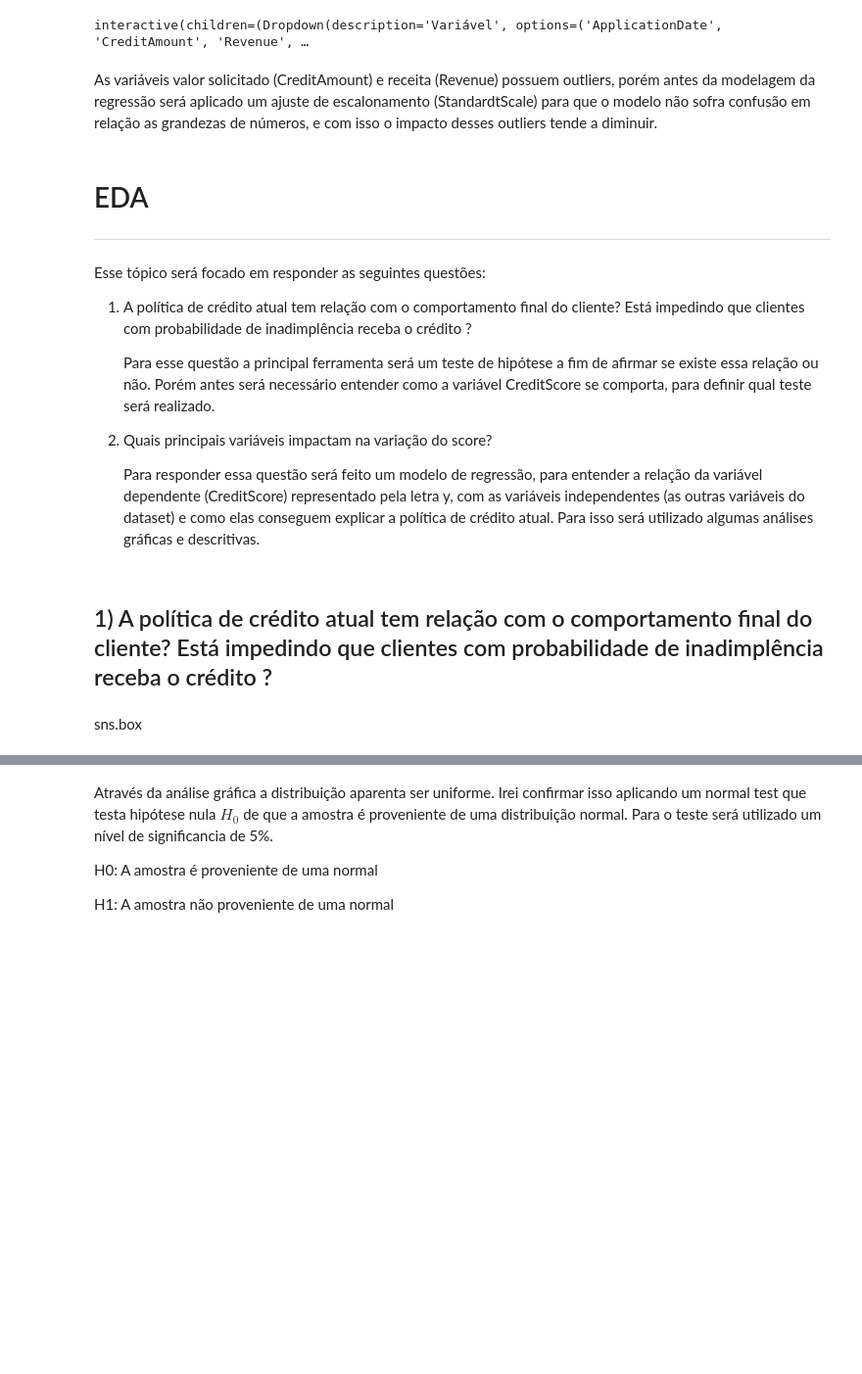
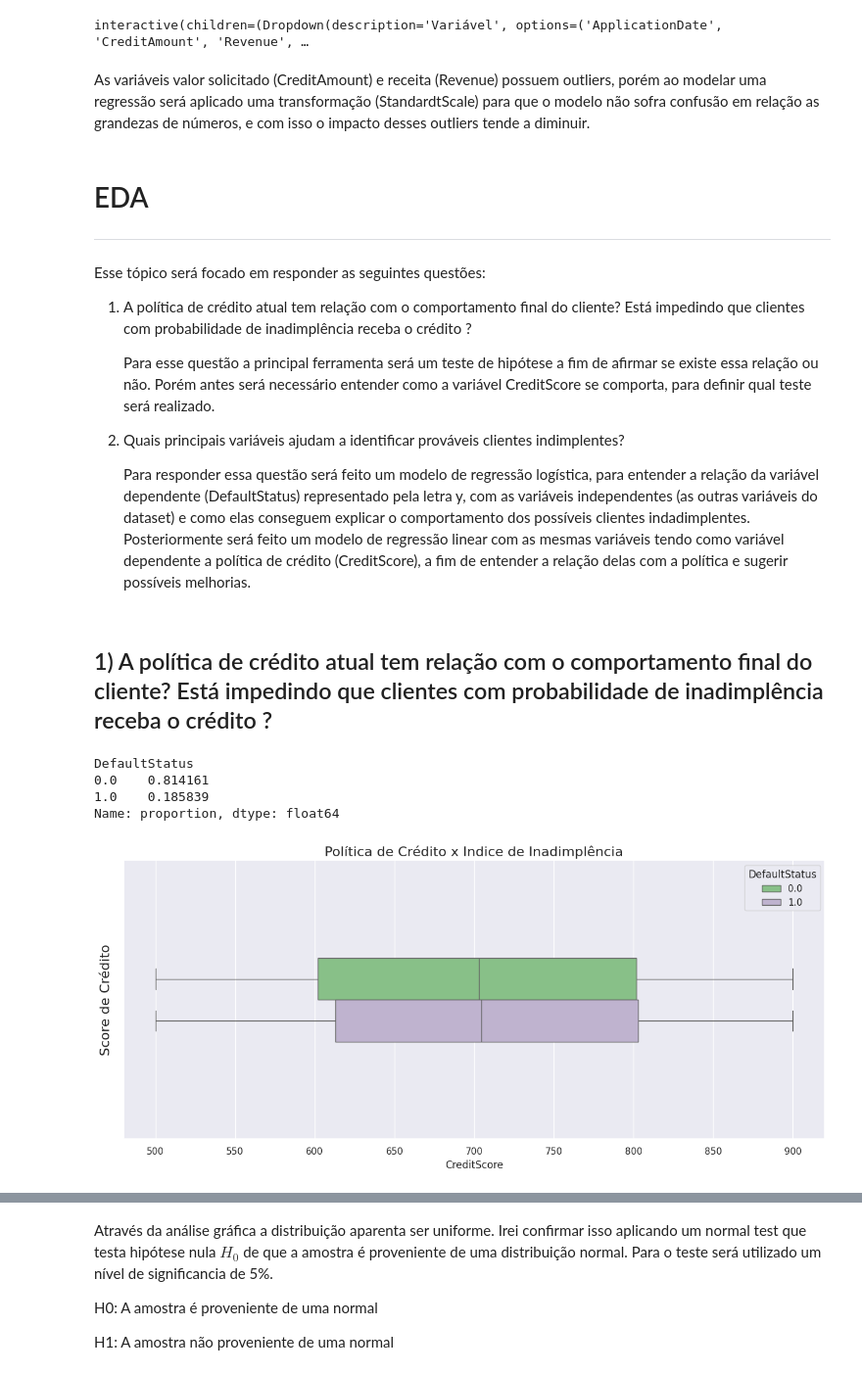
Before and after one commit to MatSchualtz/estudo_credito, a Jupyter notebook: Notebooks/estudo_de_caso.ipynb, the cells around one changed output, grey strips where cells are left out. Shown: that part at 98% size. Saved outputs shown, nothing was run; the diff lists cells and outputs as text; code cells hidden in the pictures; blank space fills up the shorter version.

```diff
--- a/Notebooks/estudo_de_caso.ipynb
+++ b/Notebooks/estudo_de_caso.ipynb
@@ -231,7 +210,7 @@ def boxplot_interativo(Variável):
 # %% [output]
 interactive(children=(Dropdown(description='Variável', options=('ApplicationDate', 'CreditAmount', 'Revenue', …
 # %% [markdown]
-As variáveis valor solicitado (CreditAmount) e receita (Revenue) possuem outliers, porém antes da modelagem da regressão será aplicado um ajuste de escalonamento (StandardtScale) para que o modelo não sofra confusão em relação as grandezas de números, e com isso o impacto desses outliers tende a diminuir.
+As variáveis valor solicitado (CreditAmount) e receita (Revenue) possuem outliers, porém ao modelar uma regressão será aplicado uma transformação (StandardtScale) para que o modelo não sofra confusão em relação as grandezas de números, e com isso o impacto desses outliers tende a diminuir.
 # %% [markdown]
 # EDA
 ***
@@ -243,11 +222,22 @@ Esse tópico será focado em responder as seguintes questões:
     Para esse questão a principal ferramenta será um teste de hipótese a fim de afirmar se existe essa relação ou não. Porém antes será necessário entender como a variável CreditScore se comporta, para definir qual teste será realizado.
 
 
-2) Quais principais variáveis impactam na variação do score?
+2) Quais principais variáveis ajudam a identificar prováveis clientes indimplentes?
 
-    Para responder essa questão será feito um modelo de regressão, para entender a relação da variável dependente (CreditScore) representado pela letra y, com as variáveis independentes (as outras variáveis do dataset) e como elas conseguem explicar a política de crédito atual. Para isso será utilizado algumas análises gráficas e descritivas.
+    Para responder essa questão será feito um modelo de regressão logística, para entender a relação da variável dependente (DefaultStatus) representado pela letra y, com as variáveis independentes (as outras variáveis do dataset) e como elas conseguem explicar o comportamento dos possíveis clientes indadimplentes. Posteriormente será feito um modelo de regressão linear com as mesmas variáveis tendo como variável dependente a política de crédito (CreditScore), a fim de entender a relação delas com a política e sugerir possíveis melhorias.
 # %% [markdown]
 ## 1) A política de crédito atual tem relação com o comportamento final do cliente? Está impedindo que clientes com probabilidade de inadimplência receba o crédito ?
-# %% [markdown]
-sns.box
+# %%
+df_cleaning['DefaultStatus'].value_counts(normalize=True)
+# %% [output]
+DefaultStatus
+0.0    0.814161
+1.0    0.185839
+Name: proportion, dtype: float64
+# %%
+ax = sns.boxplot(data = df_cleaning, x= 'CreditScore', hue='DefaultStatus',width=0.3)
+ax.set_title('Política de Crédito x Indice de Inadimplência', fontsize=16)
+ax.set_ylabel('Score de Crédito', fontsize=16);
+# %% [output]
+[figure, added]
 # %% [markdown]
```
Also changed, not shown: parts of 13 cells of this notebook.
